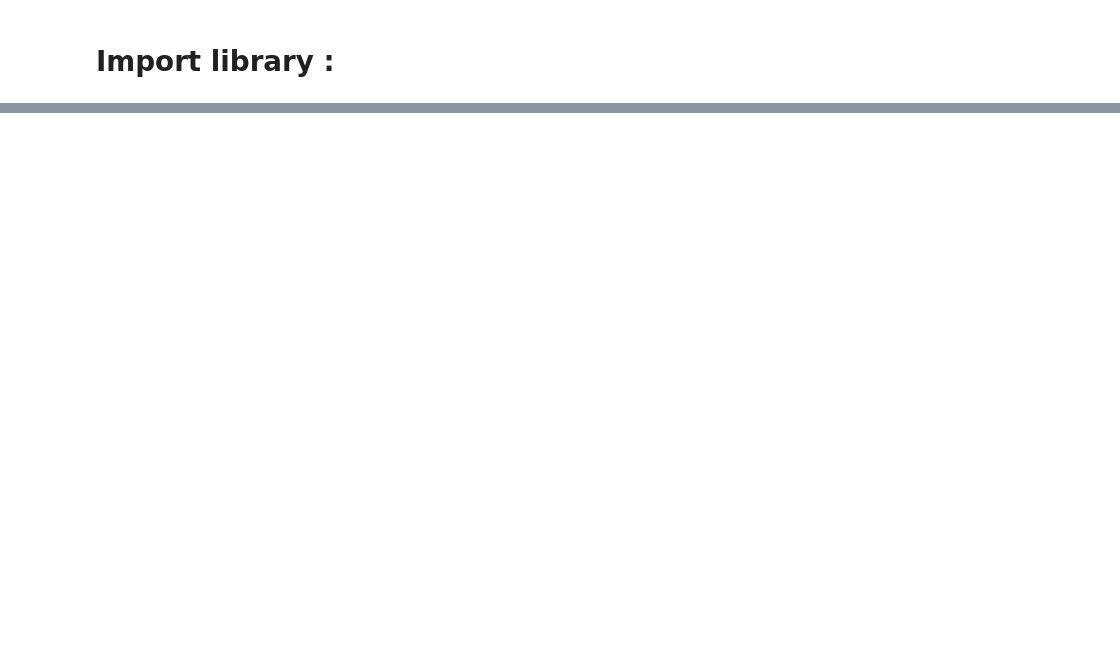
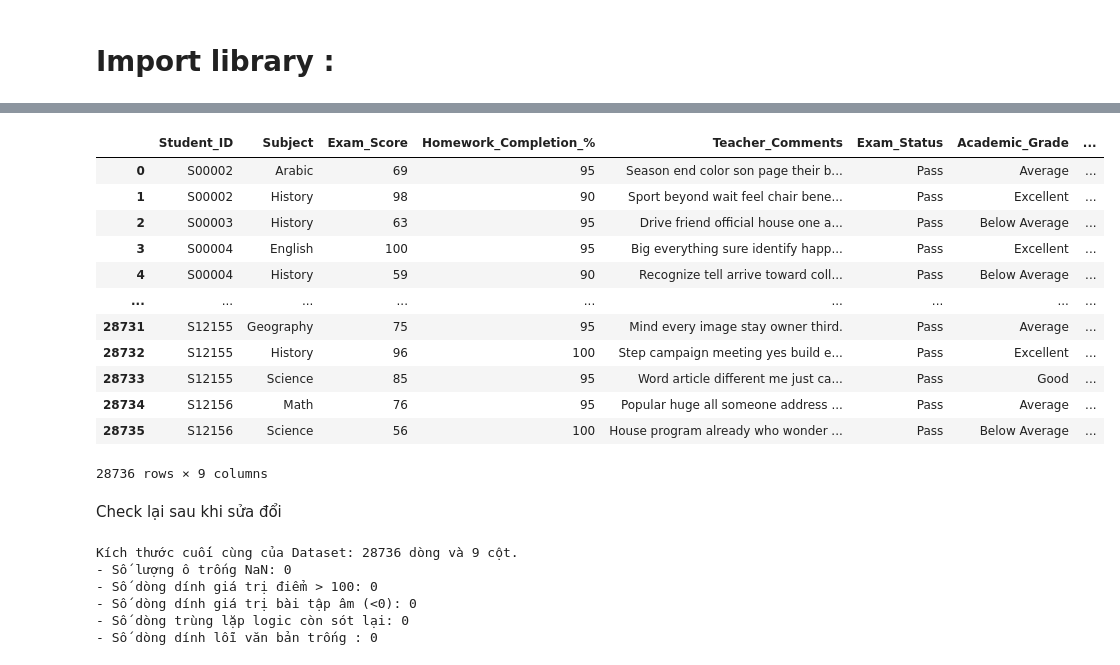
Before and after one commit to GiaHuy-K/DHV301, a Jupyter notebook: Assignment/Assignment 1/code/clean_data.ipynb, the cells around one changed output, grey strips where cells are left out. Drawn from its saved outputs; the diff is of its cells as text; code cells hidden in the pictures; blank space fills up the shorter version.

```diff
--- a/Assignment/Assignment 1/code/clean_data.ipynb
+++ b/Assignment/Assignment 1/code/clean_data.ipynb
@@ -89,0 +188,4 @@ df.describe(include="O")
+# %%
+df['Teacher_Comments'] = df['Teacher_Comments'].str.strip()
+df.loc[df['Teacher_Comments'] == '', 'Teacher_Comments'] = 'No comment'
+print(f"Số dòng dính khoảng trắng sau xử lý: {(df['Teacher_Comments'] == '').sum()}")
@@ -89,0 +196,3 @@ df.describe(include="O")
+# %%
+df['Subject'] = df['Subject'].astype('category')
+print("Kiểu dữ liệu mới của cột Subject:", df['Subject'].dtype)
@@ -89,0 +226,2 @@ df.describe(include="O")
+# %%
+df['Exam_Score'] = df['Exam_Score'].clip(upper=100)
@@ -89,0 +230,9 @@ df.describe(include="O")
+# %%
+# Sắp xếp giảm dần theo điểm thi để dòng điểm cao nhất lên đầu
+df = df.sort_values(by=['Student_ID', 'Subject', 'Exam_Score'], ascending=[True, True, False])
+
+# Chỉ giữ lại bản ghi điểm cao nhất cho mỗi cặp (Student_ID, Subject)
+df_cleaned = df.drop_duplicates(subset=['Student_ID', 'Subject'], keep='first').copy()
+
+df_cleaned = df_cleaned.reset_index(drop=True)
+df_cleaned
@@ -89,0 +253,57 @@ df.describe(include="O")
+# %%
+df_cleaned['Exam_Status'] = np.where(df_cleaned['Exam_Score'] >= 50, 'Pass', 'Fail')
+
+# Academic_Grade
+def classify_grade(score):
+    if score >= 90: return 'Excellent'
+    elif score >= 80: return 'Good'
+    elif score >= 65: return 'Average'
+    elif score >= 50: return 'Below Average'
+    else: return 'Weak'
+
+df_cleaned['Academic_Grade'] = df_cleaned['Exam_Score'].apply(classify_grade)
+
+# Nhóm mức độ hoàn thành bài tập (Homework_Effort_Group)
+df_cleaned['Homework_Effort_Group'] = pd.cut(
+    df_cleaned['Homework_Completion_%'],
+    bins=[-1, 85, 95, 101],
+    labels=['Low Effort', 'Medium Effort', 'High Effort']
+)
+
+# Cờ cảnh báo rủi ro học tập sớm (Academic_Risk_Flag)
+# Gắn cờ 1 (Nguy cơ cao) nếu điểm thi < 50 VÀ tỷ lệ bài tập về nhà ở mức thấp (<= 85)
+df_cleaned['Academic_Risk_Flag'] = np.where(
+    (df_cleaned['Exam_Score'] < 50) & (df_cleaned['Homework_Completion_%'] <= 85),
+    1, 0
+)
+df_cleaned
+# %% [output]
+|  | Student_ID | Subject | Exam_Score | Homework_Completion_% | Teacher_Comments | Exam_Status | Academic_Grade | ... |
+| 0 | S00002 | Arabic | 69 | 95 | Season end color son page their b... | Pass | Average | ... |
+| 1 | S00002 | History | 98 | 90 | Sport beyond wait feel chair bene... | Pass | Excellent | ... |
+| 2 | S00003 | History | 63 | 95 | Drive friend official house one a... | Pass | Below Average | ... |
+| 3 | S00004 | English | 100 | 95 | Big everything sure identify happ... | Pass | Excellent | ... |
+| 4 | S00004 | History | 59 | 90 | Recognize tell arrive toward coll... | Pass | Below Average | ... |
+| ... | ... | ... | ... | ... | ... | ... | ... | ... |
+| 28731 | S12155 | Geography | 75 | 95 | Mind every image stay owner third. | Pass | Average | ... |
+| 28732 | S12155 | History | 96 | 100 | Step campaign meeting yes build e... | Pass | Excellent | ... |
+| 28733 | S12155 | Science | 85 | 95 | Word article different me just ca... | Pass | Good | ... |
+| 28734 | S12156 | Math | 76 | 95 | Popular huge all someone address ... | Pass | Average | ... |
+| 28735 | S12156 | Science | 56 | 100 | House program already who wonder ... | Pass | Below Average | ... |
+28736 rows × 9 columns
+# %% [markdown]
+Check lại sau khi sửa đổi
+# %%
+print(f"Kích thước cuối cùng của Dataset: {df_cleaned.shape[0]} dòng và {df_cleaned.shape[1]} cột.")
+print(f"- Số lượng ô trống NaN: {df_cleaned.isnull().sum().sum()}")
+print(f"- Số dòng dính giá trị điểm > 100: {len(df_cleaned[df_cleaned['Exam_Score'] > 100])}")
+print(f"- Số dòng dính giá trị bài tập âm (<0): {len(df_cleaned[df_cleaned['Homework_Completion_%'] < 0])}")
+print(f"- Số dòng trùng lặp logic còn sót lại: {df_cleaned.duplicated(subset=['Student_ID', 'Subject']).sum()}")
+print(f"- Số dòng dính lỗi văn bản trống : {(df_cleaned['Teacher_Comments'].str.strip() == '').sum()}")
+# %% [output]
+Kích thước cuối cùng của Dataset: 28736 dòng và 9 cột.
+- Số lượng ô trống NaN: 0
+- Số dòng dính giá trị điểm > 100: 0
+- Số dòng dính giá trị bài tập âm (<0): 0
+- Số dòng trùng lặp logic còn sót lại: 0
+- Số dòng dính lỗi văn bản trống : 0
```
Also changed, not shown: parts of 30 cells of this notebook, 38 other files.
